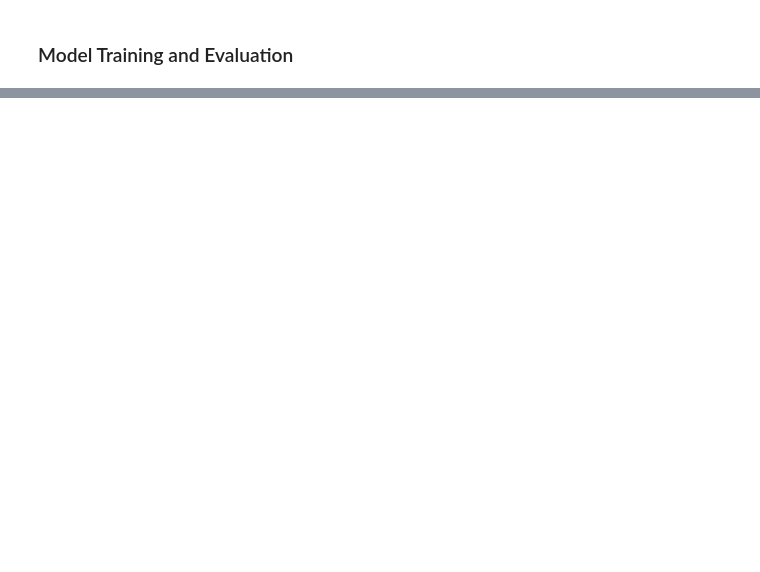
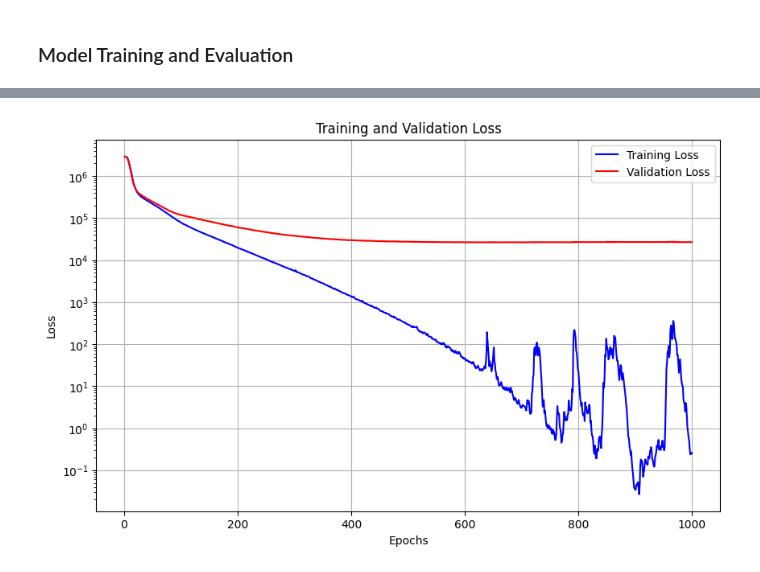
Before and after one commit to tgroot56/Expected_Elo, a Jupyter notebook: main.ipynb, the cells around one changed output, grey strips where cells are left out. Drawn from its saved outputs; the diff is of its cells as text; code cells hidden in the pictures; blank space fills up the shorter version.

Commit message:
full dataset

```diff
--- a/main.ipynb
+++ b/main.ipynb
@@ -248,6 +250,40 @@ val_dataset = TensorDataset(X_val_tensor, y_val_tensor)
 test_dataset = TensorDataset(X_test_tensor, y_test_tensor)
 # %% [markdown]
 ### Model Training and Evaluation
+# %%
+import matplotlib.pyplot as plt
+
+def plot_training_history(training_losses, validation_losses):
+    """
+    Plot training and validation losses.
+
+    Parameters:
+        training_losses (list): List of training losses over epochs.
+        validation_losses (list): List of validation losses over epochs.
+    """
+    plt.figure(figsize=(10, 6))
+    epochs = range(1, len(training_losses) + 1)
+
+    plt.plot(epochs, training_losses, 'b-', label='Training Loss')
+    plt.plot(epochs, validation_losses, 'r-', label='Validation Loss')
+
+    plt.title('Training and Validation Loss')
+    plt.xlabel('Epochs')
+    plt.ylabel('Loss')
+    plt.legend()
+    plt.grid(True)
+
+    # Optional: Add log scale for better visualization of small changes
+    plt.yscale('log')
+
+    # Save the plot if needed
+    # plt.savefig('training_validation_loss.png', dpi=300, bbox_inches='tight')
+
+    plt.show()
+
+# After training the model, you would call it like this:
+# model, training_losses, validation_losses = model.train_model(...)
+# plot_training_history(training_losses, validation_losses)
 # %%
 import torch
 
@@ -264,9 +300,10 @@ hyperparams = {
     "epochs": 1000,
     "learning_rate": 0.001,
     "print_every": 10,
-    "best_model_path": "best_model.pth"
+    "best_model_path": "best_model.pth",
+    "l2_lambda": 0.01  # L2 regularization strength - adjust as needed
 }
 
-# Train the model using the training and validation datasets
-model, validation_losses = train_model(model, train_dataset, val_dataset, hyperparams)
+# Train the model
+model, training_losses, validation_losses = train_model(model, train_dataset, val_dataset, hyperparams)
 # %% [output]
@@ -447,0 +372,4 @@ Test Loss: 597989.9375
+# %%
+plot_training_history(training_losses, validation_losses)
+# %% [output]
+[figure, added]
```
Also changed, not shown: parts of 9 cells of this notebook, 10 other files.
